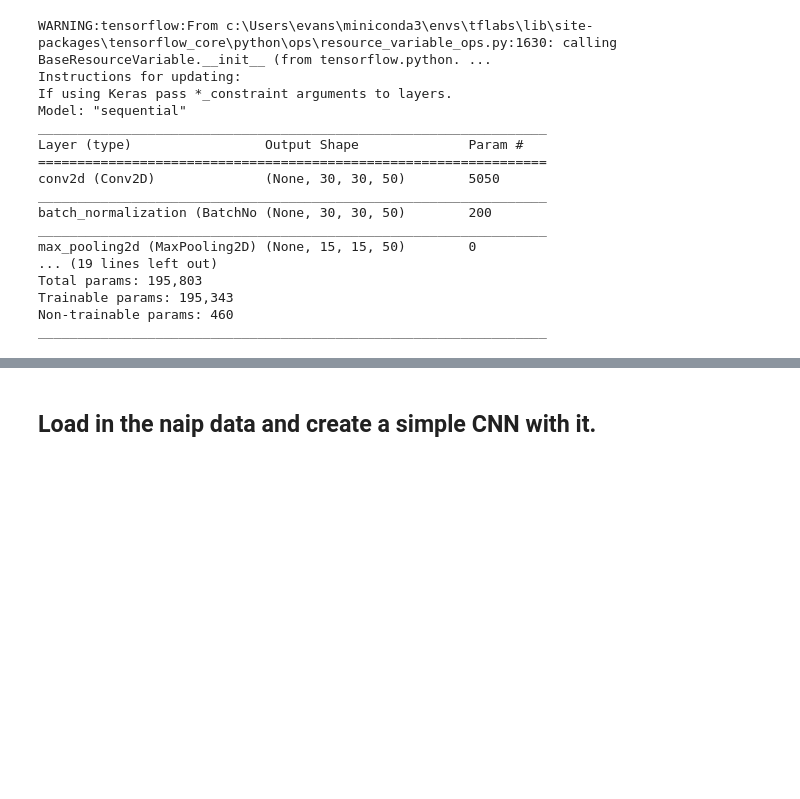
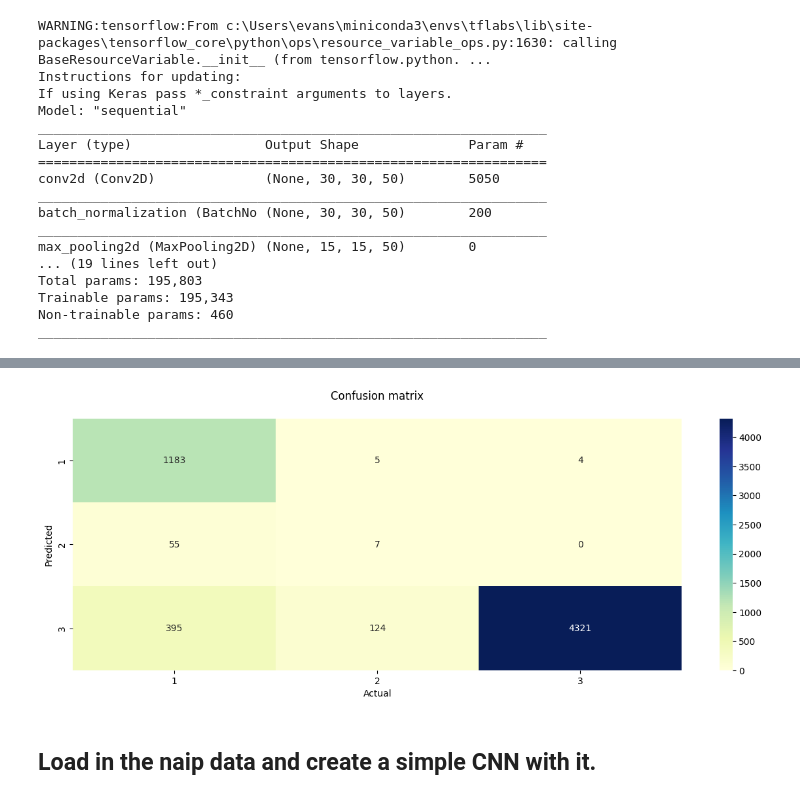
Before and after one commit to tylerjmwhit/Canopy_Damage_segmentation, a Jupyter notebook: dataset_classification.ipynb, the cells around one changed output, grey strips where cells are left out. Saved outputs shown, nothing was run; the diff lists cells and outputs as text; code cells hidden in the pictures; blank space fills up the shorter version.

```diff
--- a/dataset_classification.ipynb
+++ b/dataset_classification.ipynb
@@ -102,3 +135,8 @@ hp.plot_loss(history)
+# %%
+# Plot confusion matrix here
+hp.conf_mat(model, test_images, test_labels)
+# %% [output]
+[figure, added]
 # %% [markdown]
 ## Load in the naip data and create a simple CNN with it.
 # %%
```
Also changed, not shown: parts of 12 cells of this notebook, 1 other file.
